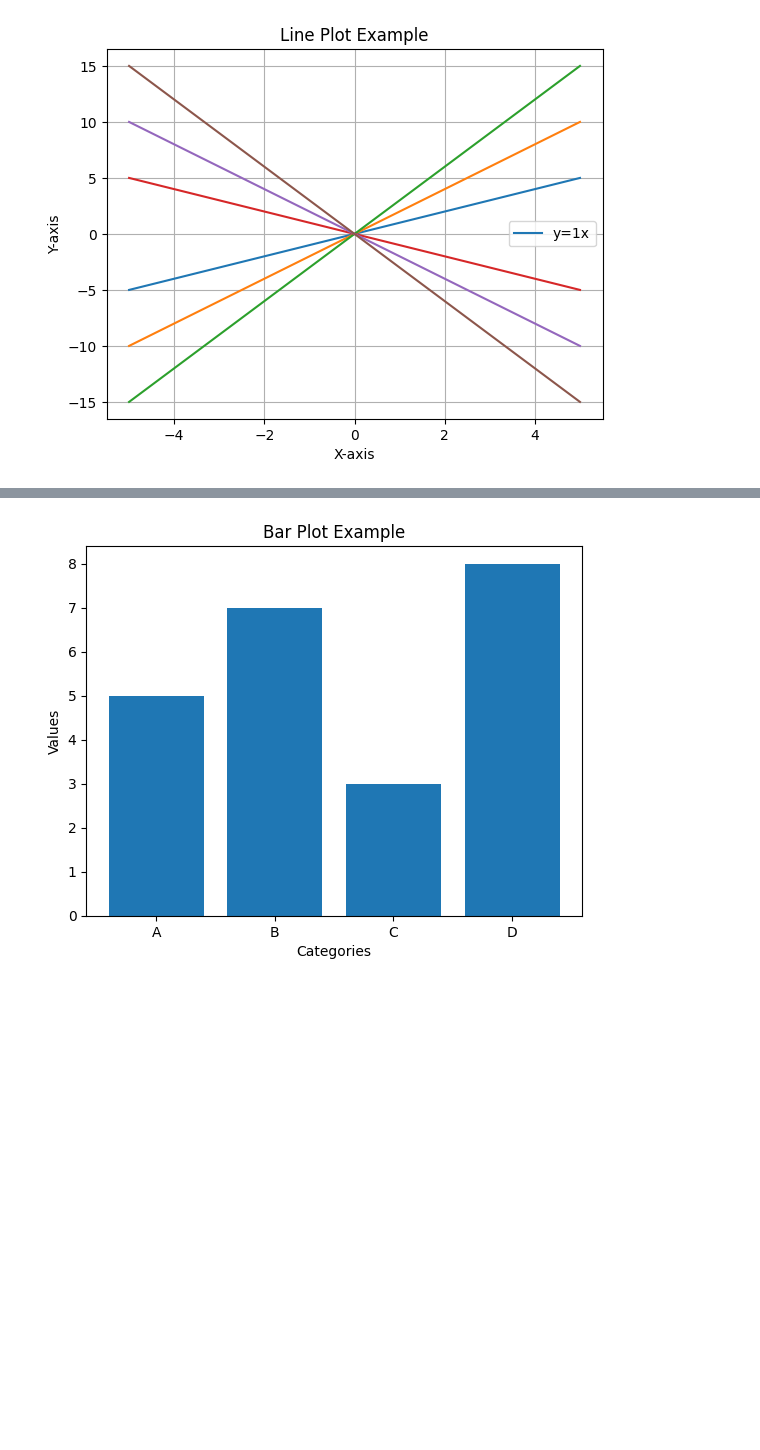
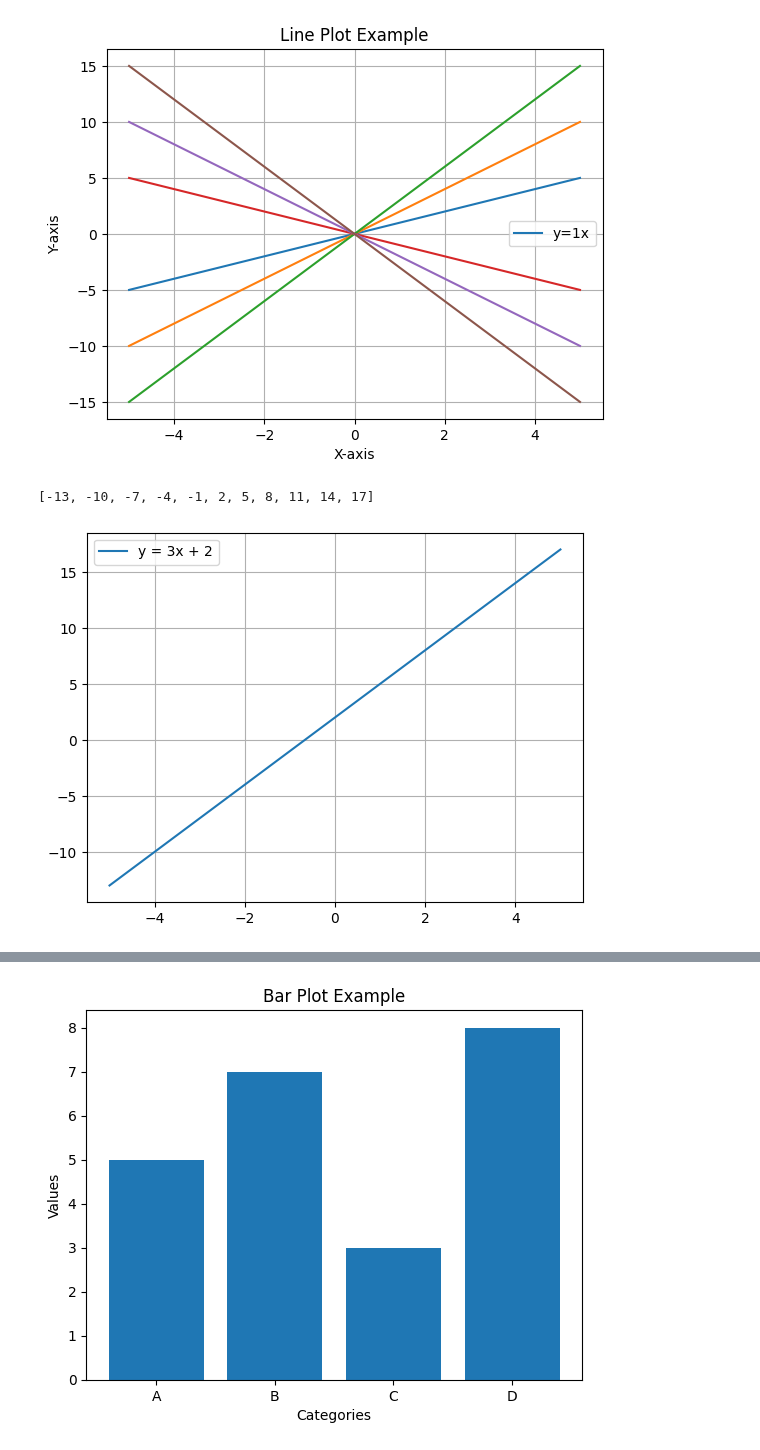
Before and after one commit to business-sixtick/exercise, a Jupyter notebook: mathematics/graph.ipynb, the cells around one changed output, grey strips where cells are left out. Saved outputs shown, nothing was run; the diff lists cells and outputs as text; code cells hidden in the pictures; blank space fills up the shorter version.

```diff
--- a/mathematics/graph.ipynb
+++ b/mathematics/graph.ipynb
@@ -31,3 +31,24 @@ plt.legend()
 plt.show()
 # %% [output]
 [figure]
+# %%
+import matplotlib.pyplot as ppl
+
+# 기울기 a
+# y 절편 b
+# y = ax + b
+
+# 기울기 a와 y절편 b가 주어졌을때
+a = 3
+b = 2
+x = [-5, -4, -3, -2, -1, 0, 1,2,3,4,5]
+y = [a * i + b for i in x]
+print(y)
+ppl.plot(x, y, label=f'y = {a}x + {b}')
+
+ppl.grid()
+ppl.legend()
+ppl.show()
+# %% [output]
+[-13, -10, -7, -4, -1, 2, 5, 8, 11, 14, 17]
+[figure, added]
```
Also changed, not shown: parts of 3 cells of this notebook, 2 other files.
